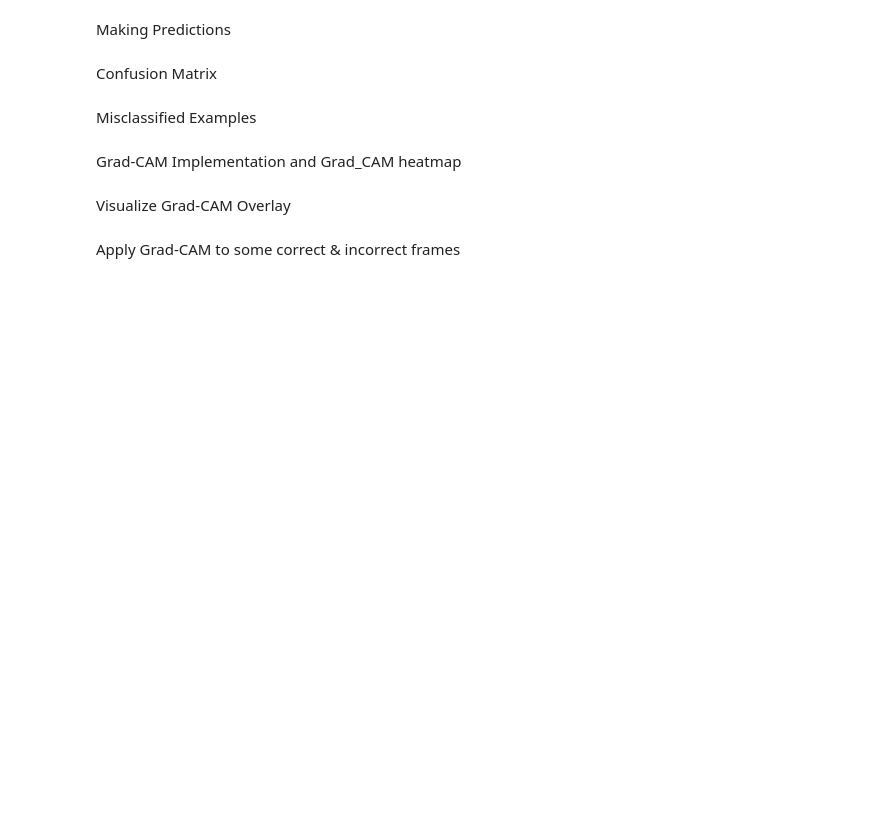
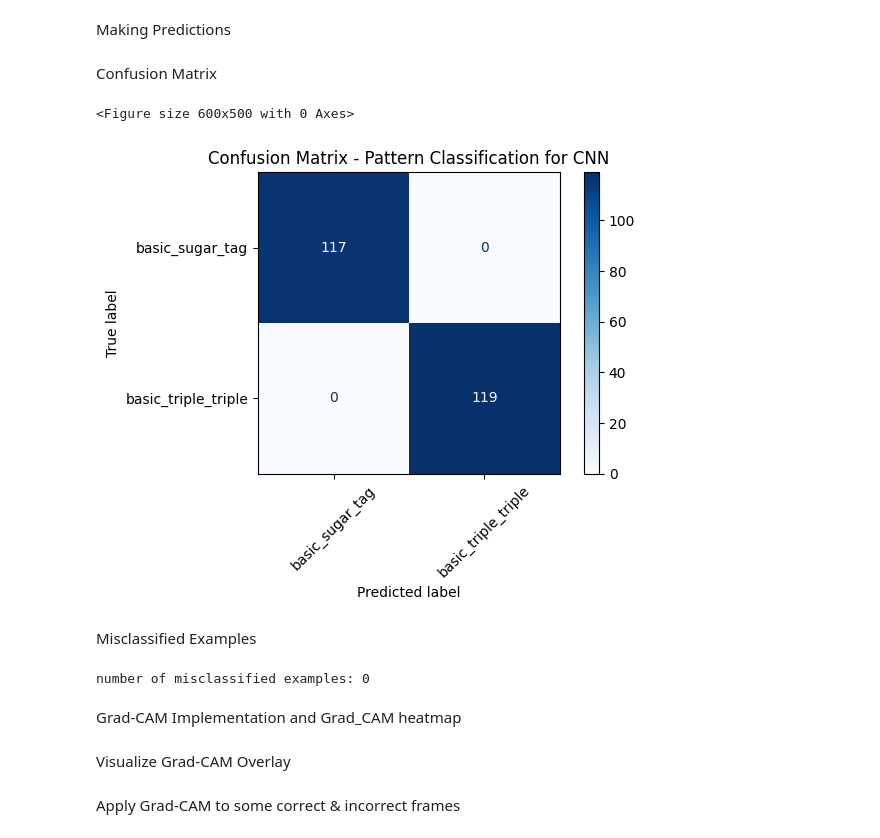
Before and after one commit to AniaNiedzialek/CS171_project, a Jupyter notebook: notebooks/04_cnn_analysis_visualization.ipynb, the cells around one changed output. Saved outputs shown, nothing was run; the diff lists cells and outputs as text; code cells hidden in the pictures; blank space fills up the shorter version.

```diff
--- a/notebooks/04_cnn_analysis_visualization.ipynb
+++ b/notebooks/04_cnn_analysis_visualization.ipynb
@@ -52,7 +56,9 @@ image_paths = []
 true_labels = []
 
 for idx, row in labels_df.iterrows():
-    folder = f"../data/frames/{row['division']}/{row['division']}_{row['id']}"
+    folder = f"../data/frames_2/{row['division']}/{row['division']}_{row['id']}"
     for img_path in Path(folder).glob("*.jpg"):
         image_paths.append(str(img_path))
         true_labels.append(label2id[row['pattern']])
+
+print(f"Loaded {len(image_paths)} frames from {len(labels_df)} videos")
@@ -82,12 +92,26 @@ with torch.no_grad():
 # %% [markdown]
 Confusion Matrix
 # %%
-cm = confusion_matrix(true_labels, preds)
-disp = ConfusionMatrixDisplay(cm, display_labels=list(id2label.values()))
+
+classes = sorted(id2label.keys())
+cm = confusion_matrix(true_labels, preds, labels=classes)
+
+display_labels = [id2label[c] for c in classes]
+
+disp = ConfusionMatrixDisplay(confusion_matrix=cm, display_labels=display_labels)
 plt.figure(figsize=(6,5))
-disp.plot(cmap='Blues', values_format="d")
+
+disp.plot(cmap='Blues', values_format="d", xticks_rotation=45)
+
+if cm.max() == cm.min():
+    disp.im_.set_clim(0, cm.max() + 1)
+
 plt.title("Confusion Matrix - Pattern Classification for CNN")
+plt.tight_layout()
 plt.show()
+# %% [output]
+<Figure size 600x500 with 0 Axes>
+[figure, added]
 # %% [markdown]
 Misclassified Examples
 # %%
@@ -104,6 +128,8 @@ def show_misclassified(n=6):
         plt.axis('off')
         plt.title(f"True: {id2label[true_labels[i]]}, Pred: {id2label[preds[i]]}")
         plt.show()
+# %% [output]
+number of misclassified examples: 0
 # %% [markdown]
 Grad-CAM Implementation and Grad_CAM heatmap
 # %%
```
Also changed, not shown: parts of 6 cells of this notebook, 2 other files.
